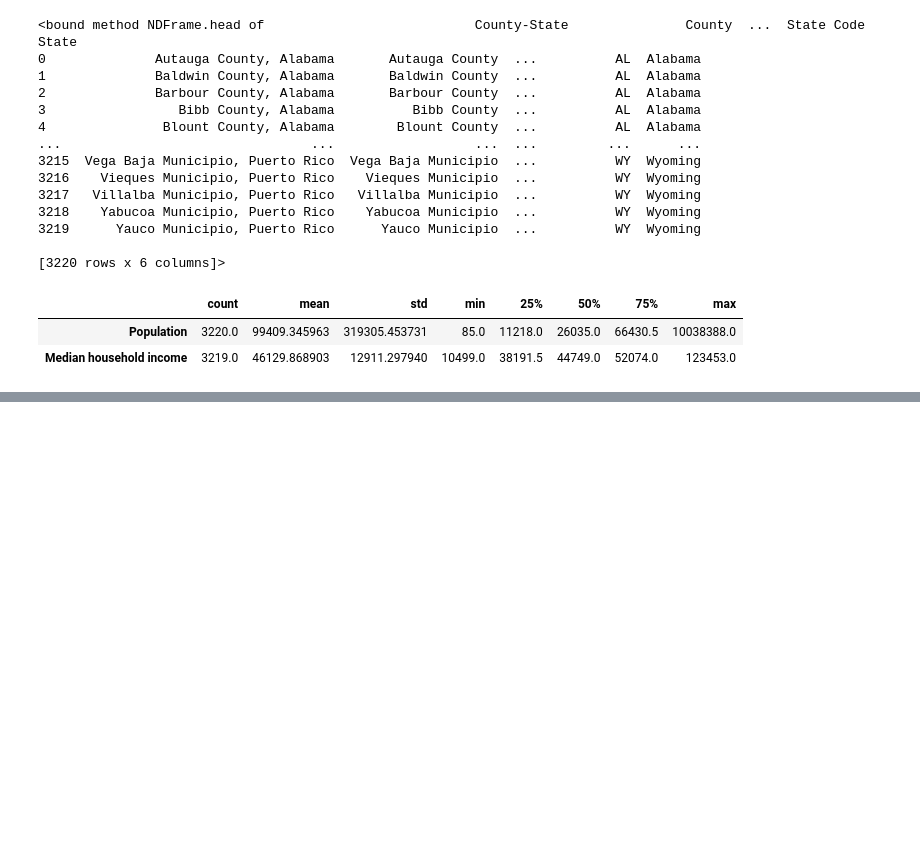
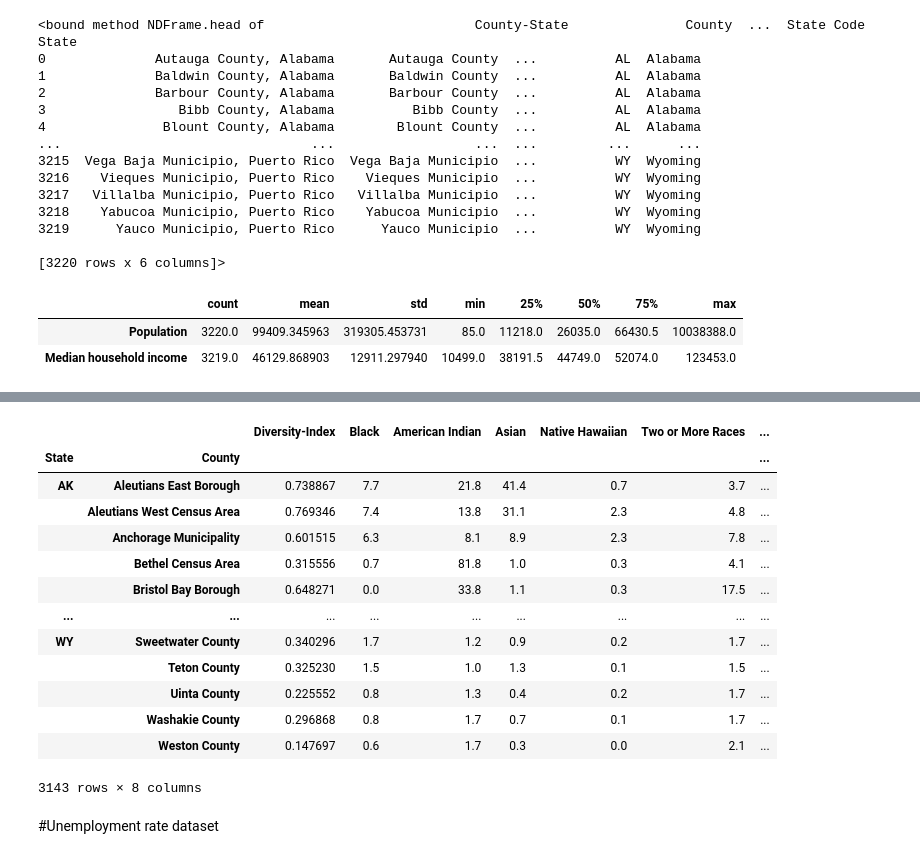
Before and after one commit to dushyantsinghraghav/ETL-impementation, a Jupyter notebook: Untitled11.ipynb, the cells around one changed output, grey strips where cells are left out. Drawn from its saved outputs; the diff is of its cells as text; code cells hidden in the pictures; blank space fills up the shorter version.

```diff
--- a/Untitled11.ipynb
+++ b/Untitled11.ipynb
@@ -5,6 +5,6 @@ import pandas as pd
 import numpy as np
 # %%
 #Reading the diversity.csv dataset
-diversity_df=pd.read_csv("/diversityindex.csv")
+diversity_df=pd.read_csv("diversityindex.csv")
 diversity_df.head
 # %% [output]
@@ -64,0 +92,5 @@ median_income_df.describe().transpose()
+# %%
+new_df=diversity_df.copy()
+print(diversity_df.columns)
+new_df['County'],new_df['State'] = diversity_df['Location'].str.rsplit(', ').str
+new_df.head()
@@ -64,0 +112,28 @@ median_income_df.describe().transpose()
+# %%
+new_df2 = pd.DataFrame({"Diversity-Index":new_df.groupby(["State","County"])["Diversity-Index"].mean(),
+                       "Black":new_df.groupby(["State","County"])["Black or African American alone, percent, 2013"].mean(),
+                       "American Indian":new_df.groupby(["State","County"])["American Indian and Alaska Native alone, percent, 2013"].mean(),
+                       "Asian":new_df.groupby(["State","County"])["Asian alone, percent, 2013"].mean(),
+                       "Native Hawaiian":new_df.groupby(["State","County"])["Native Hawaiian and Other Pacific Islander alone, percent,"].mean(),
+                       "Two or More Races":new_df.groupby(["State","County"])["Two or More Races, percent, 2013"].mean(),
+                       "Hispanic/ Latino":new_df.groupby(["State","County"])["Hispanic or Latino, percent, 2013"].mean(),
+                       "White":new_df.groupby(["State","County"])["White alone, not Hispanic or Latino, percent, 2013"].mean()})
+# %%
+new_df2
+# %% [output]
+|  |  | Diversity-Index | Black | American Indian | Asian | Native Hawaiian | Two or More Races | ... |
+| State | County |  |  |  |  |  |  | ... |
+| AK | Aleutians East Borough | 0.738867 | 7.7 | 21.8 | 41.4 | 0.7 | 3.7 | ... |
+|  | Aleutians West Census Area | 0.769346 | 7.4 | 13.8 | 31.1 | 2.3 | 4.8 | ... |
+|  | Anchorage Municipality | 0.601515 | 6.3 | 8.1 | 8.9 | 2.3 | 7.8 | ... |
+|  | Bethel Census Area | 0.315556 | 0.7 | 81.8 | 1.0 | 0.3 | 4.1 | ... |
+|  | Bristol Bay Borough | 0.648271 | 0.0 | 33.8 | 1.1 | 0.3 | 17.5 | ... |
+| ... | ... | ... | ... | ... | ... | ... | ... | ... |
+| WY | Sweetwater County | 0.340296 | 1.7 | 1.2 | 0.9 | 0.2 | 1.7 | ... |
+|  | Teton County | 0.325230 | 1.5 | 1.0 | 1.3 | 0.1 | 1.5 | ... |
+|  | Uinta County | 0.225552 | 0.8 | 1.3 | 0.4 | 0.2 | 1.7 | ... |
+|  | Washakie County | 0.296868 | 0.8 | 1.7 | 0.7 | 0.1 | 1.7 | ... |
+|  | Weston County | 0.147697 | 0.6 | 1.7 | 0.3 | 0.0 | 2.1 | ... |
+3143 rows × 8 columns
+# %% [markdown]
+#Unemployment rate dataset
```
Also changed, not shown: parts of 34 cells of this notebook.
